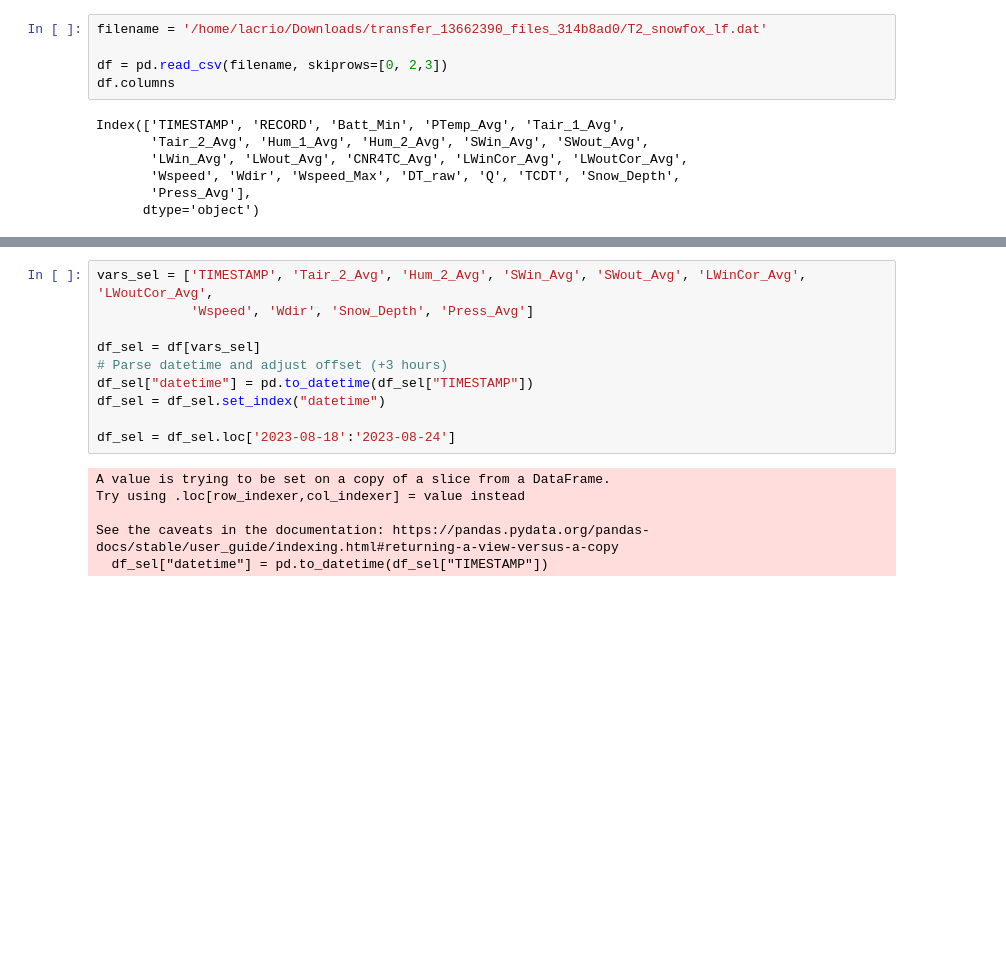
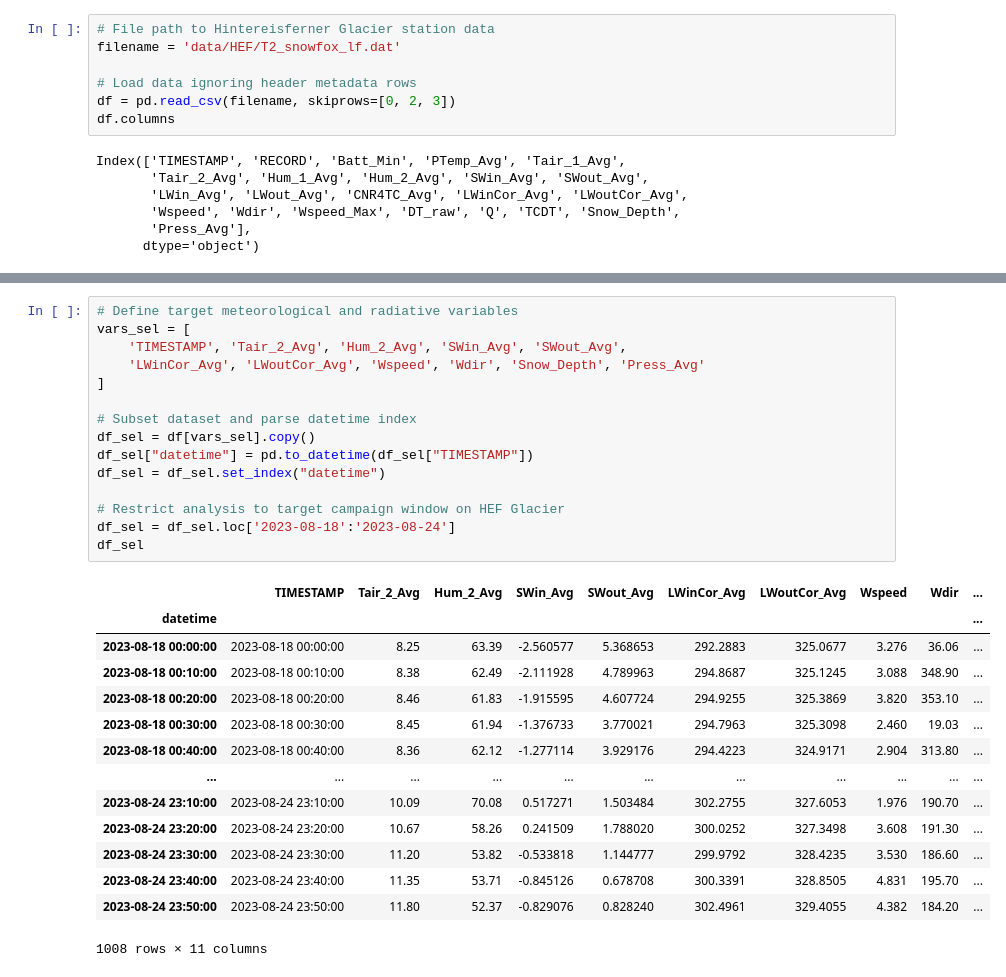
Before and after one commit to cryohydromettools/cryoextremes-practicals, a Jupyter notebook: 5_HEF_glacier.ipynb, the cells around one changed output, grey strips where cells are left out. Cells and saved outputs as stored; diff of their text form; blank space fills up the shorter version.

```diff
--- a/5_HEF_glacier.ipynb
+++ b/5_HEF_glacier.ipynb
@@ -4,7 +24,9 @@ import matplotlib.pyplot as plt
 # %%
-filename = '/home/lacrio/Downloads/transfer_13662390_files_314b8ad0/T2_snowfox_lf.dat'
+# File path to Hintereisferner Glacier station data
+filename = 'data/HEF/T2_snowfox_lf.dat'
 
-df = pd.read_csv(filename, skiprows=[0, 2,3])
+# Load data ignoring header metadata rows
+df = pd.read_csv(filename, skiprows=[0, 2, 3])
 df.columns
 # %% [output]
 Index(['TIMESTAMP', 'RECORD', 'Batt_Min', 'PTemp_Avg', 'Tair_1_Avg',
@@ -16,16 +41,30 @@ Index(['TIMESTAMP', 'RECORD', 'Batt_Min', 'PTemp_Avg', 'Tair_1_Avg',
 # %%
-vars_sel = ['TIMESTAMP', 'Tair_2_Avg', 'Hum_2_Avg', 'SWin_Avg', 'SWout_Avg', 'LWinCor_Avg', 'LWoutCor_Avg',
-            'Wspeed', 'Wdir', 'Snow_Depth', 'Press_Avg']
+# Define target meteorological and radiative variables
+vars_sel = [
+    'TIMESTAMP', 'Tair_2_Avg', 'Hum_2_Avg', 'SWin_Avg', 'SWout_Avg',
+    'LWinCor_Avg', 'LWoutCor_Avg', 'Wspeed', 'Wdir', 'Snow_Depth', 'Press_Avg'
+]
 
-df_sel = df[vars_sel]
-# Parse datetime and adjust offset (+3 hours)
+# Subset dataset and parse datetime index
+df_sel = df[vars_sel].copy()
 df_sel["datetime"] = pd.to_datetime(df_sel["TIMESTAMP"])
 df_sel = df_sel.set_index("datetime")
 
+# Restrict analysis to target campaign window on HEF Glacier
 df_sel = df_sel.loc['2023-08-18':'2023-08-24']
+df_sel
 # %% [output]
+|  | TIMESTAMP | Tair_2_Avg | Hum_2_Avg | SWin_Avg | SWout_Avg | LWinCor_Avg | LWoutCor_Avg | Wspeed | Wdir | ... |
+| datetime |  |  |  |  |  |  |  |  |  | ... |
+| 2023-08-18 00:00:00 | 2023-08-18 00:00:00 | 8.25 | 63.39 | -2.560577 | 5.368653 | 292.2883 | 325.0677 | 3.276 | 36.06 | ... |
+| 2023-08-18 00:10:00 | 2023-08-18 00:10:00 | 8.38 | 62.49 | -2.111928 | 4.789963 | 294.8687 | 325.1245 | 3.088 | 348.90 | ... |
+| 2023-08-18 00:20:00 | 2023-08-18 00:20:00 | 8.46 | 61.83 | -1.915595 | 4.607724 | 294.9255 | 325.3869 | 3.820 | 353.10 | ... |
+| 2023-08-18 00:30:00 | 2023-08-18 00:30:00 | 8.45 | 61.94 | -1.376733 | 3.770021 | 294.7963 | 325.3098 | 2.460 | 19.03 | ... |
+| 2023-08-18 00:40:00 | 2023-08-18 00:40:00 | 8.36 | 62.12 | -1.277114 | 3.929176 | 294.4223 | 324.9171 | 2.904 | 313.80 | ... |
+| ... | ... | ... | ... | ... | ... | ... | ... | ... | ... | ... |
+| 2023-08-24 23:10:00 | 2023-08-24 23:10:00 | 10.09 | 70.08 | 0.517271 | 1.503484 | 302.2755 | 327.6053 | 1.976 | 190.70 | ... |
+| 2023-08-24 23:20:00 | 2023-08-24 23:20:00 | 10.67 | 58.26 | 0.241509 | 1.788020 | 300.0252 | 327.3498 | 3.608 | 191.30 | ... |
+| 2023-08-24 23:30:00 | 2023-08-24 23:30:00 | 11.20 | 53.82 | -0.533818 | 1.144777 | 299.9792 | 328.4235 | 3.530 | 186.60 | ... |
+| 2023-08-24 23:40:00 | 2023-08-24 23:40:00 | 11.35 | 53.71 | -0.845126 | 0.678708 | 300.3391 | 328.8505 | 4.831 | 195.70 | ... |
+| 2023-08-24 23:50:00 | 2023-08-24 23:50:00 | 11.80 | 52.37 | -0.829076 | 0.828240 | 302.4961 | 329.4055 | 4.382 | 184.20 | ... |
-A value is trying to be set on a copy of a slice from a DataFrame.
-Try using .loc[row_indexer,col_indexer] = value instead
-
-See the caveats in the documentation: https://pandas.pydata.org/pandas-docs/stable/user_guide/indexing.html#returning-a-view-versus-a-copy
-  df_sel["datetime"] = pd.to_datetime(df_sel["TIMESTAMP"])
+1008 rows × 11 columns
```
Also changed, not shown: parts of 14 cells of this notebook, 10 other files.
